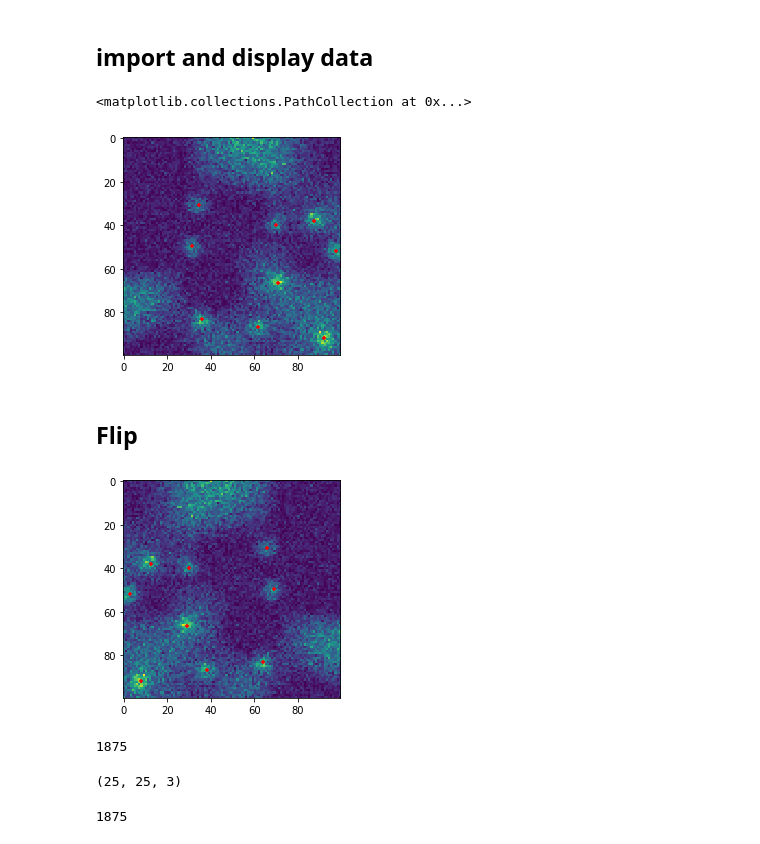
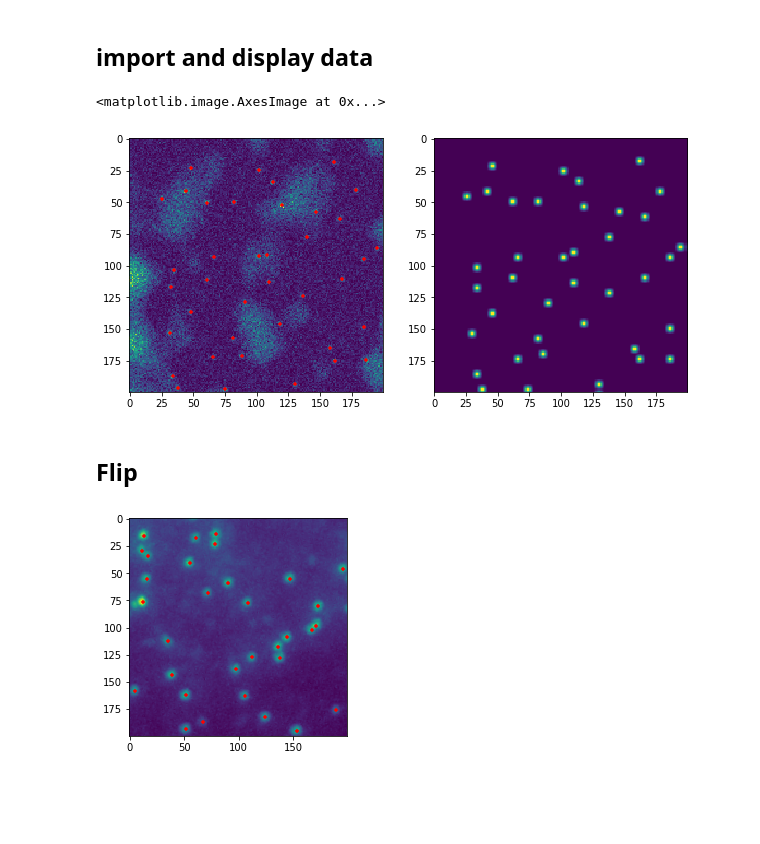
Before and after one commit to zhanyinx/refactored-octo-lamp, a Jupyter notebook: notebooks/tests_data_augmentation.ipynb, the cells around one changed output. Drawn from its saved outputs; the diff is of its cells as text; code cells hidden in the pictures; blank space fills up the shorter version.

Commit message:
Ivana dataset training added, prepare functions cleaning

```diff
--- a/notebooks/tests_data_augmentation.ipynb
+++ b/notebooks/tests_data_augmentation.ipynb
@@ -12,7 +16,7 @@ from spot_detection.models.util_augment import flip
 # %% [markdown]
 ## import and display data
 # %%
-dataset = "../data/spots_synt_harder_e4cd83b6.npz"
+dataset = "../data/pia_spots_c7016ca6.npz"
 with np.load(dataset, allow_pickle=True) as data:
         train_x = data["x_train"]
         valid_x = data["x_valid"]
@@ -21,39 +25,29 @@ with np.load(dataset, allow_pickle=True) as data:
         valid_y = data["y_valid"]
         test_y = data["y_test"]
 # %%
-idx = 1
+idx = 2
+size = 200
 image = train_x[idx]
-image = image[:100,:100]
+image = image[:size,:size]
 mask = train_y[idx]
-mask = mask[:25,:25]
+mask = mask[:int(size/4),:int(size/4)]
 # %%
-plt.imshow(image)
+fig, ax = plt.subplots(1,2, figsize = (10,10))
+ax[0].imshow(image)
 coordList = get_coordinate_list(mask,512,128)
-plt.scatter(coordList[...,0],coordList[...,1],marker="+",color='r',s=20)
+ax[0].scatter(coordList[...,0],coordList[...,1],marker="+",color='r',s=20)
+
+ax[1].imshow(skimage.transform.resize(mask[...,0], (size,size)))
 # %% [output]
-<matplotlib.collections.PathCollection at 0x...>
+<matplotlib.image.AxesImage at 0x...>
-[figure, old version]
+[figure, new version]
 # %% [markdown]
 ## Flip
 # %%
 new_img, new_mask = flip(image,mask)
-new_img1, new_mask1 = flip(new_img,new_mask)
-
 plt.imshow(new_img)
 coordList = get_coordinate_list(new_mask,512,128)
 plt.scatter(coordList[...,0],coordList[...,1],marker="+",color='r',s=10)
 plt.show()
 # %% [output]
-[figure, old version]
+[figure, new version]
-# %%
-np.sum(new_mask1==mask)
-# %% [output]
-1875
-# %%
-mask.shape
-# %% [output]
-(25, 25, 3)
-# %%
-25*25*3
-# %% [output]
-1875
```
Also changed, not shown: parts of 1 cell of this notebook, 15 other files.
